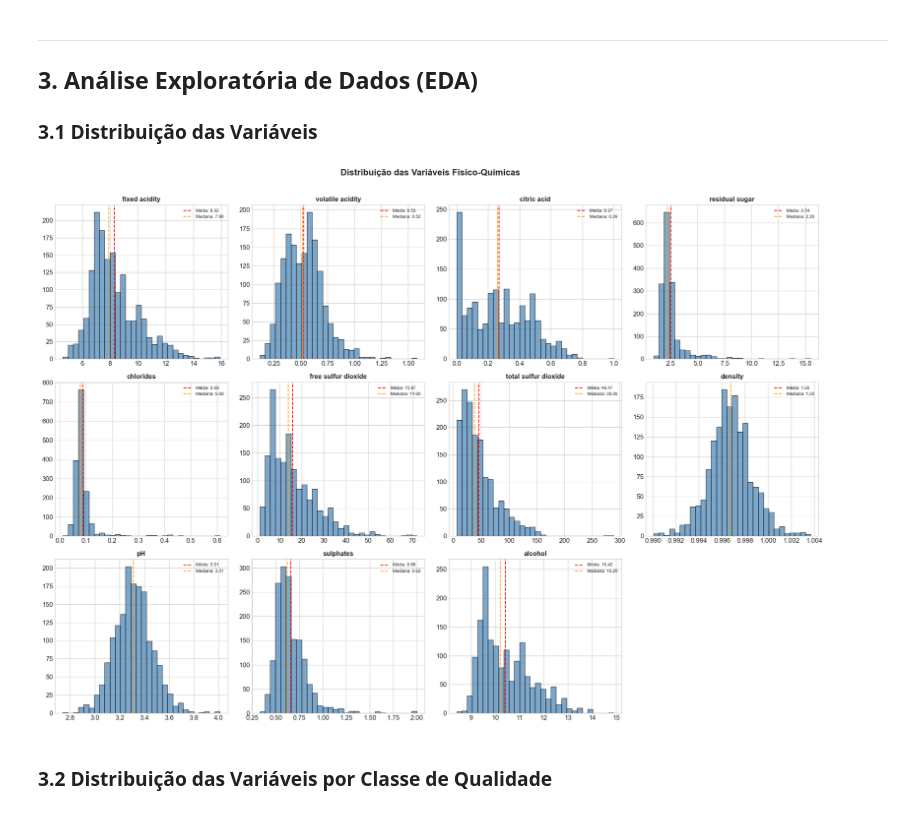
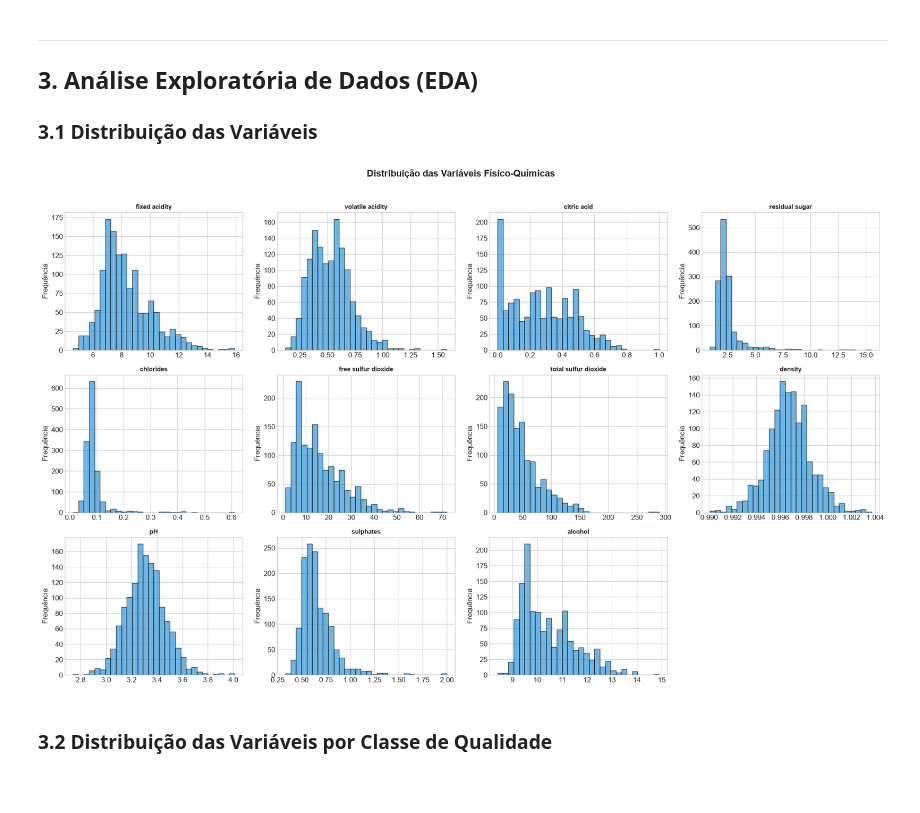
Before and after one commit to MAbbade7/TechChallengeF2, a Jupyter notebook: notebooks/wine_quality_classification_v2.ipynb, the cells around one changed output. Cells and saved outputs as stored; diff of their text form; code cells hidden in the pictures; blank space fills up the shorter version.

```diff
--- a/notebooks/wine_quality_classification_v2.ipynb
+++ b/notebooks/wine_quality_classification_v2.ipynb
@@ -55,9 +90,9 @@ A variável `quality` (nota de 0 a 10 atribuída por especialistas) será transf
 # %% [markdown]
 ### 2.3 Carregamento dos Dados
 # %%
-df = pd.read_csv('../data/winequality-red.csv')
-print(f'Dataset carregado: {df.shape[0]} amostras e {df.shape[1]} variáveis')
-df.head(10)
+df_raw = pd.read_csv(r'C:\Users\USER\Documents\GitHub\TechChallengeF2\data\winequality-red.csv')
+print(f'Dataset carregado: {df_raw.shape[0]} amostras e {df_raw.shape[1]} variáveis')
+df_raw.head(10)
 # %% [output]
 Dataset carregado: 1599 amostras e 12 variáveis
 |  | fixed acidity | volatile acidity | citric acid | residual sugar | chlorides | free sulfur dioxide | ... |
@@ -169,23 +323,19 @@ Name: count, dtype: int64
 # %%
-# Transformação em classificação binária
+# Criação da variável binária
 df['quality_label'] = (df['quality'] >= 7).astype(int)
 
-print('=== Distribuição da Classificação Binária ===')
-print(df['quality_label'].value_counts())
-print()
-print(f'Baixa/Média Qualidade (0): {(df["quality_label"]==0).sum()} ({(df["quality_label"]==0).mean()*100:.1f}%)')
-print(f'Alta Qualidade (1): {(df["quality_label"]==1).sum()} ({(df["quality_label"]==1).mean()*100:.1f}%)')
+print('=== Classificação Binária ===')
+print(f'Alta Qualidade (≥7): {df["quality_label"].sum()} vinhos')
+print(f'Baixa/Média Qualidade (<7): {(df["quality_label"] == 0).sum()} vinhos')
 
 fig, ax = plt.subplots(figsize=(6, 5))
-colors = ['#e74c3c', '#2ecc71']
-df['quality_label'].value_counts().plot(kind='bar', color=colors, edgecolor='black', ax=ax)
+df['quality_label'].value_counts().plot(
+    kind='bar', color=['#c0392b', '#27ae60'], edgecolor='black', alpha=0.8, ax=ax
+)
 ax.set_title('Distribuição da Classificação Binária', fontsize=14, fontweight='bold')
-ax.set_xlabel('Classe')
-ax.set_ylabel('Quantidade de Amostras')
 ax.set_xticklabels(['Baixa/Média (0)', 'Alta (1)'], rotation=0)
-for i, v in enumerate(df['quality_label'].value_counts()):
-    ax.text(i, v + 5, str(v), ha='center', fontweight='bold')
+ax.set_ylabel('Quantidade')
 plt.tight_layout()
-plt.savefig('../results/distribuicao_quality_binaria.png', dpi=150, bbox_inches='tight')
+plt.savefig(os.path.join(RESULTS_DIR, 'distribuicao_quality_binaria.png'), dpi=150, bbox_inches='tight')
 plt.show()
 # %% [output]
@@ -206,27 +351,24 @@ Alta Qualidade (1): 217 (13.6%)
 # %%
 features = df.columns.drop(['quality', 'quality_label'])
 
-fig, axes = plt.subplots(3, 4, figsize=(20, 14))
+fig, axes = plt.subplots(3, 4, figsize=(20, 12))
 axes = axes.flatten()
 
 for i, col in enumerate(features):
-    ax = axes[i]
-    ax.hist(df[col], bins=30, color='steelblue', edgecolor='black', alpha=0.7)
-    ax.set_title(col, fontsize=12, fontweight='bold')
-    ax.axvline(df[col].mean(), color='red', linestyle='--', label=f'Média: {df[col].mean():.2f}')
-    ax.axvline(df[col].median(), color='orange', linestyle='--', label=f'Mediana: {df[col].median():.2f}')
-    ax.legend(fontsize=8)
+    axes[i].hist(df[col], bins=30, color='#3498db', edgecolor='black', alpha=0.7)
+    axes[i].set_title(col, fontsize=11, fontweight='bold')
+    axes[i].set_ylabel('Frequência')
 
-# Remove subplot vazio (se houver)
+# Remover subplot extra
 if len(features) < len(axes):
     axes[-1].set_visible(False)
 
-fig.suptitle('Distribuição das Variáveis Físico-Químicas', fontsize=16, fontweight='bold', y=1.01)
+plt.suptitle('Distribuição das Variáveis Físico-Químicas', fontsize=16, fontweight='bold', y=1.02)
 plt.tight_layout()
-plt.savefig('../results/distribuicao_variaveis.png', dpi=150, bbox_inches='tight')
+plt.savefig(os.path.join(RESULTS_DIR, 'distribuicao_variaveis.png'), dpi=150, bbox_inches='tight')
 plt.show()
 # %% [output]
-[figure, old version]
+[figure, new version]
 # %% [markdown]
 ### 3.2 Distribuição das Variáveis por Classe de Qualidade
 # %%
```
Also changed, not shown: parts of 81 cells of this notebook, 15 other files.
